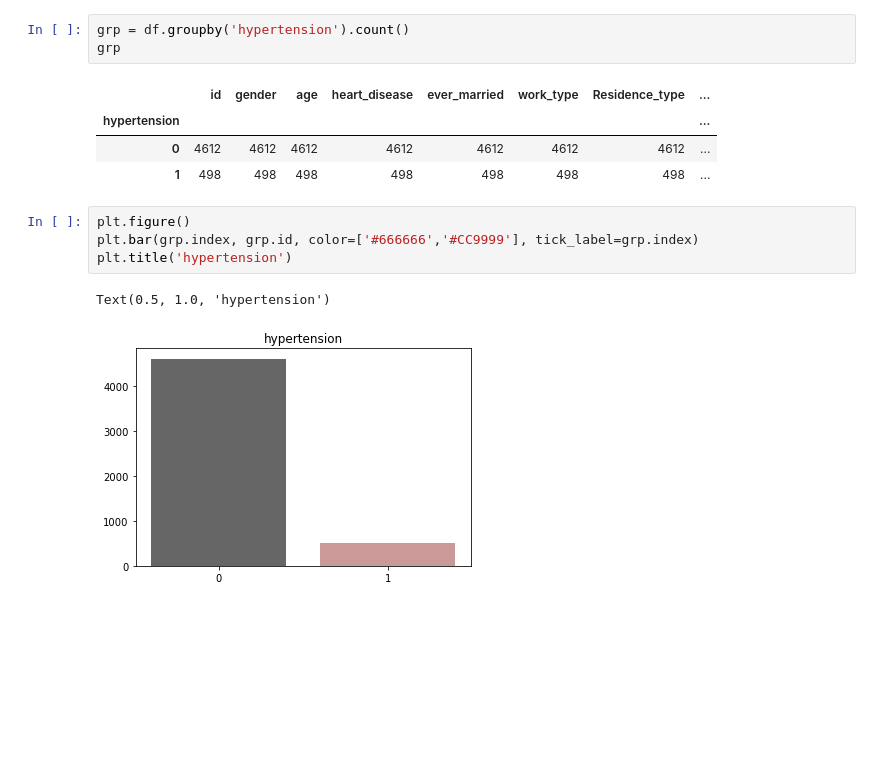
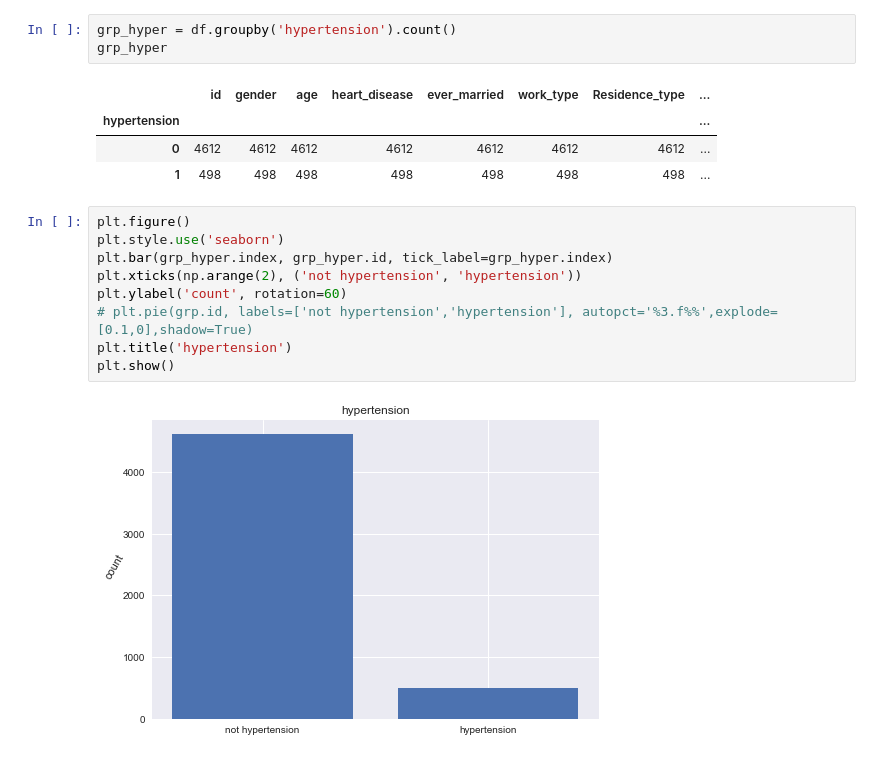
Before and after one commit to ikmalsyafiq/Stroke-ML, a Jupyter notebook: stroke_prediction_Nanxi.ipynb, the cells around one changed output. Cells and saved outputs as stored; diff of their text form; blank space fills up the shorter version.

```diff
--- a/stroke_prediction_Nanxi.ipynb
+++ b/stroke_prediction_Nanxi.ipynb
@@ -27,6 +22,6 @@ df.head(20)
 # %%
-grp = df.groupby('hypertension').count()
-grp
+grp_hyper = df.groupby('hypertension').count()
+grp_hyper
 # %% [output]
 |  | id | gender | age | heart_disease | ever_married | work_type | Residence_type | ... |
 | hypertension |  |  |  |  |  |  |  | ... |
@@ -34,9 +29,13 @@ grp
 | 1 | 498 | 498 | 498 | 498 | 498 | 498 | 498 | ... |
 # %%
 plt.figure()
-plt.bar(grp.index, grp.id, color=['#666666','#CC9999'], tick_label=grp.index)
+plt.style.use('seaborn')
+plt.bar(grp_hyper.index, grp_hyper.id, tick_label=grp_hyper.index)
+plt.xticks(np.arange(2), ('not hypertension', 'hypertension'))
+plt.ylabel('count', rotation=60)
+# plt.pie(grp.id, labels=['not hypertension','hypertension'], autopct='%3.f%%',explode=[0.1,0],shadow=True)
 plt.title('hypertension')
+plt.show()
 # %% [output]
-Text(0.5, 1.0, 'hypertension')
-[figure, old version]
+[figure, new version]
 # %%
```
Also changed, not shown: parts of 10 cells of this notebook.
